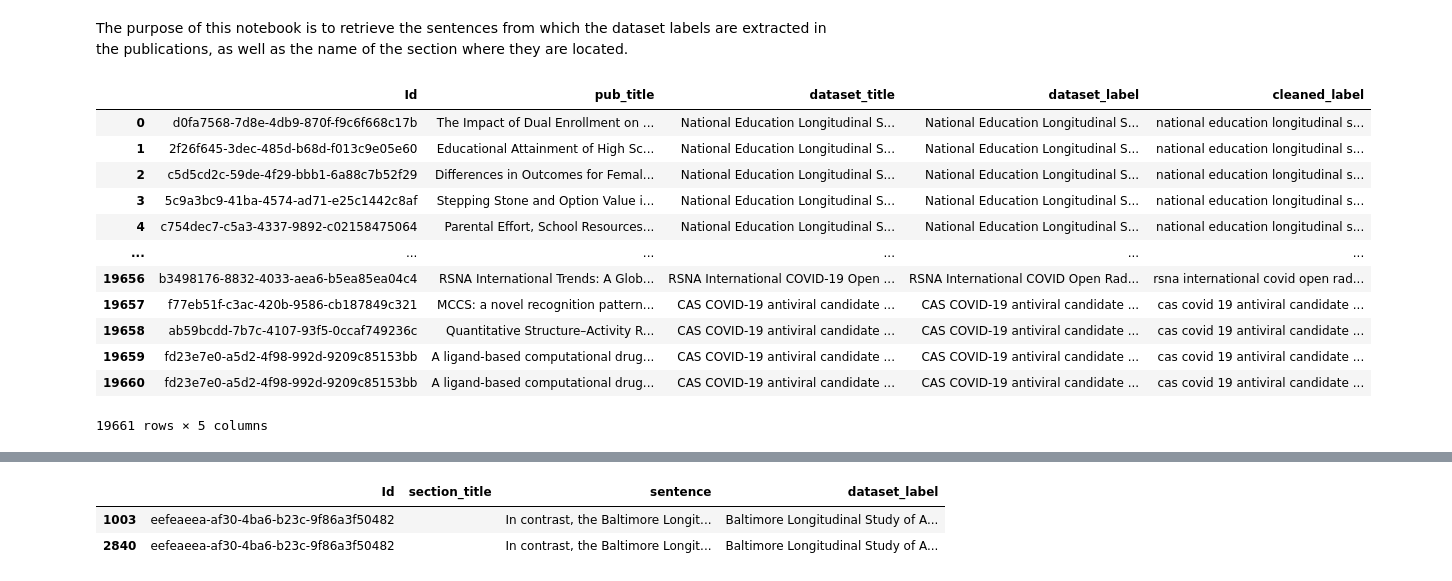
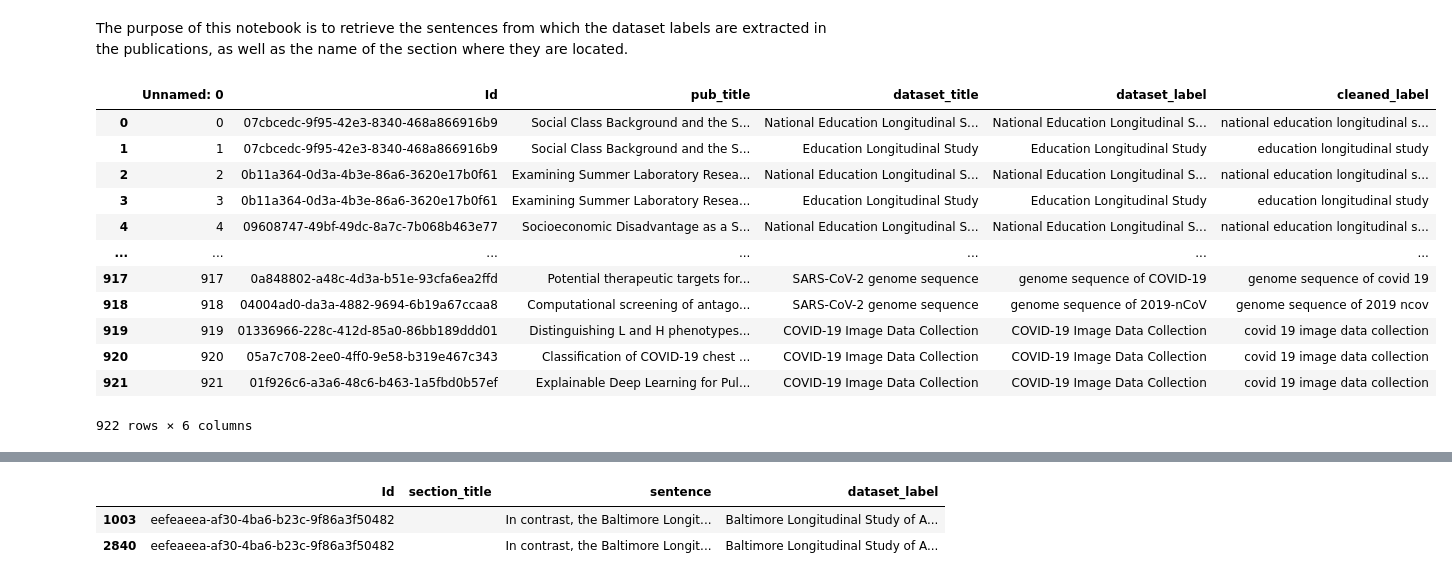
Before and after one commit to pierre-si/coleridge, a Jupyter notebook: bert-finetuning/full-sentences.ipynb, the cells around one changed output, grey strips where cells are left out. Drawn from its saved outputs; the diff is of its cells as text; code cells hidden in the pictures.

Commit message:
clean notebooks

```diff
--- a/bert-finetuning/full-sentences.ipynb
+++ b/bert-finetuning/full-sentences.ipynb
@@ -9,27 +9,28 @@ import numpy as np
 import nltk
 from tqdm import tqdm
 # %%
-DATA_PATH = '../input/challenge-data/train/'
+#DATA_PATH = '../input/challenge-data/'
+DATA_PATH = '../input/small/'
 # %%
 def clean_text(txt):
     return re.sub('[^A-Za-z0-9]+', ' ', str(txt).lower()).strip()
 # %%
-train = pd.read_csv('../input/challenge-data/train.csv')
+train = pd.read_csv(DATA_PATH+'train.csv')
 train
 # %% [output]
-|  | Id | pub_title | dataset_title | dataset_label | cleaned_label |
-| 0 | d0fa7568-7d8e-4db9-870f-f9c6f668c17b | The Impact of Dual Enrollment on ... | National Education Longitudinal S... | National Education Longitudinal S... | national education longitudinal s... |
-| 1 | 2f26f645-3dec-485d-b68d-f013c9e05e60 | Educational Attainment of High Sc... | National Education Longitudinal S... | National Education Longitudinal S... | national education longitudinal s... |
-| 2 | c5d5cd2c-59de-4f29-bbb1-6a88c7b52f29 | Differences in Outcomes for Femal... | National Education Longitudinal S... | National Education Longitudinal S... | national education longitudinal s... |
-| 3 | 5c9a3bc9-41ba-4574-ad71-e25c1442c8af | Stepping Stone and Option Value i... | National Education Longitudinal S... | National Education Longitudinal S... | national education longitudinal s... |
-| 4 | c754dec7-c5a3-4337-9892-c02158475064 | Parental Effort, School Resources... | National Education Longitudinal S... | National Education Longitudinal S... | national education longitudinal s... |
-| ... | ... | ... | ... | ... | ... |
-| 19656 | b3498176-8832-4033-aea6-b5ea85ea04c4 | RSNA International Trends: A Glob... | RSNA International COVID-19 Open ... | RSNA International COVID Open Rad... | rsna international covid open rad... |
-| 19657 | f77eb51f-c3ac-420b-9586-cb187849c321 | MCCS: a novel recognition pattern... | CAS COVID-19 antiviral candidate ... | CAS COVID-19 antiviral candidate ... | cas covid 19 antiviral candidate ... |
-| 19658 | ab59bcdd-7b7c-4107-93f5-0ccaf749236c | Quantitative Structure–Activity R... | CAS COVID-19 antiviral candidate ... | CAS COVID-19 antiviral candidate ... | cas covid 19 antiviral candidate ... |
-| 19659 | fd23e7e0-a5d2-4f98-992d-9209c85153bb | A ligand-based computational drug... | CAS COVID-19 antiviral candidate ... | CAS COVID-19 antiviral candidate ... | cas covid 19 antiviral candidate ... |
-| 19660 | fd23e7e0-a5d2-4f98-992d-9209c85153bb | A ligand-based computational drug... | CAS COVID-19 antiviral candidate ... | CAS COVID-19 antiviral candidate ... | cas covid 19 antiviral candidate ... |
+|  | Unnamed: 0 | Id | pub_title | dataset_title | dataset_label | cleaned_label |
+| 0 | 0 | 07cbcedc-9f95-42e3-8340-468a866916b9 | Social Class Background and the S... | National Education Longitudinal S... | National Education Longitudinal S... | national education longitudinal s... |
+| 1 | 1 | 07cbcedc-9f95-42e3-8340-468a866916b9 | Social Class Background and the S... | Education Longitudinal Study | Education Longitudinal Study | education longitudinal study |
+| 2 | 2 | 0b11a364-0d3a-4b3e-86a6-3620e17b0f61 | Examining Summer Laboratory Resea... | National Education Longitudinal S... | National Education Longitudinal S... | national education longitudinal s... |
+| 3 | 3 | 0b11a364-0d3a-4b3e-86a6-3620e17b0f61 | Examining Summer Laboratory Resea... | Education Longitudinal Study | Education Longitudinal Study | education longitudinal study |
+| 4 | 4 | 09608747-49bf-49dc-8a7c-7b068b463e77 | Socioeconomic Disadvantage as a S... | National Education Longitudinal S... | National Education Longitudinal S... | national education longitudinal s... |
+| ... | ... | ... | ... | ... | ... | ... |
+| 917 | 917 | 0a848802-a48c-4d3a-b51e-93cfa6ea2ffd | Potential therapeutic targets for... | SARS-CoV-2 genome sequence | genome sequence of COVID-19 | genome sequence of covid 19 |
+| 918 | 918 | 04004ad0-da3a-4882-9694-6b19a67ccaa8 | Computational screening of antago... | SARS-CoV-2 genome sequence | genome sequence of 2019-nCoV | genome sequence of 2019 ncov |
+| 919 | 919 | 01336966-228c-412d-85a0-86bb189ddd01 | Distinguishing L and H phenotypes... | COVID-19 Image Data Collection | COVID-19 Image Data Collection | covid 19 image data collection |
+| 920 | 920 | 05a7c708-2ee0-4ff0-9e58-b319e467c343 | Classification of COVID-19 chest ... | COVID-19 Image Data Collection | COVID-19 Image Data Collection | covid 19 image data collection |
+| 921 | 921 | 01f926c6-a3a6-48c6-b463-1a5fbd0b57ef | Explainable Deep Learning for Pul... | COVID-19 Image Data Collection | COVID-19 Image Data Collection | covid 19 image data collection |
-19661 rows × 5 columns
+922 rows × 6 columns
 # %%
 locations = []
 # lenteurs 14800, 16686
```
Also changed, not shown: parts of 6 cells of this notebook.
